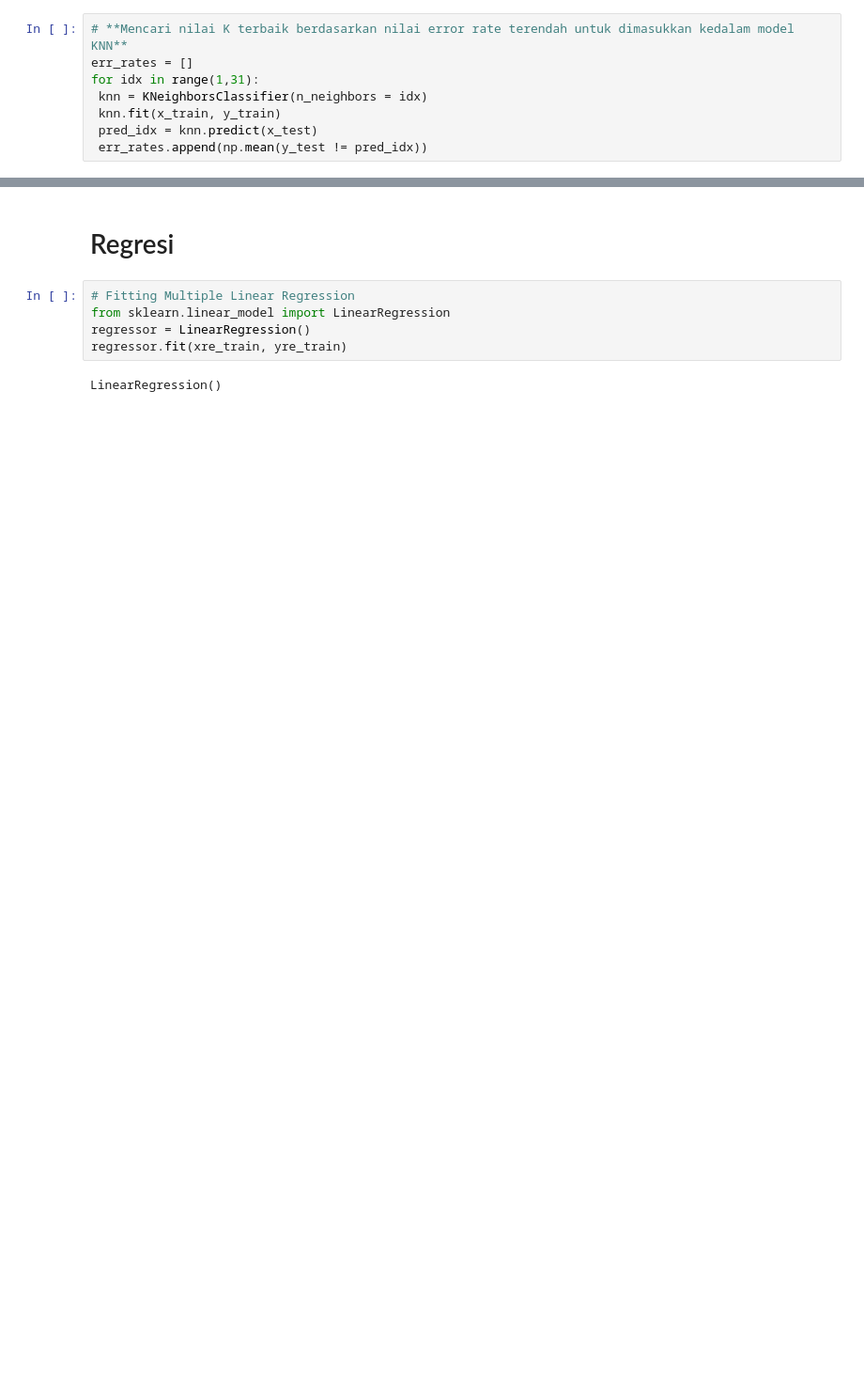
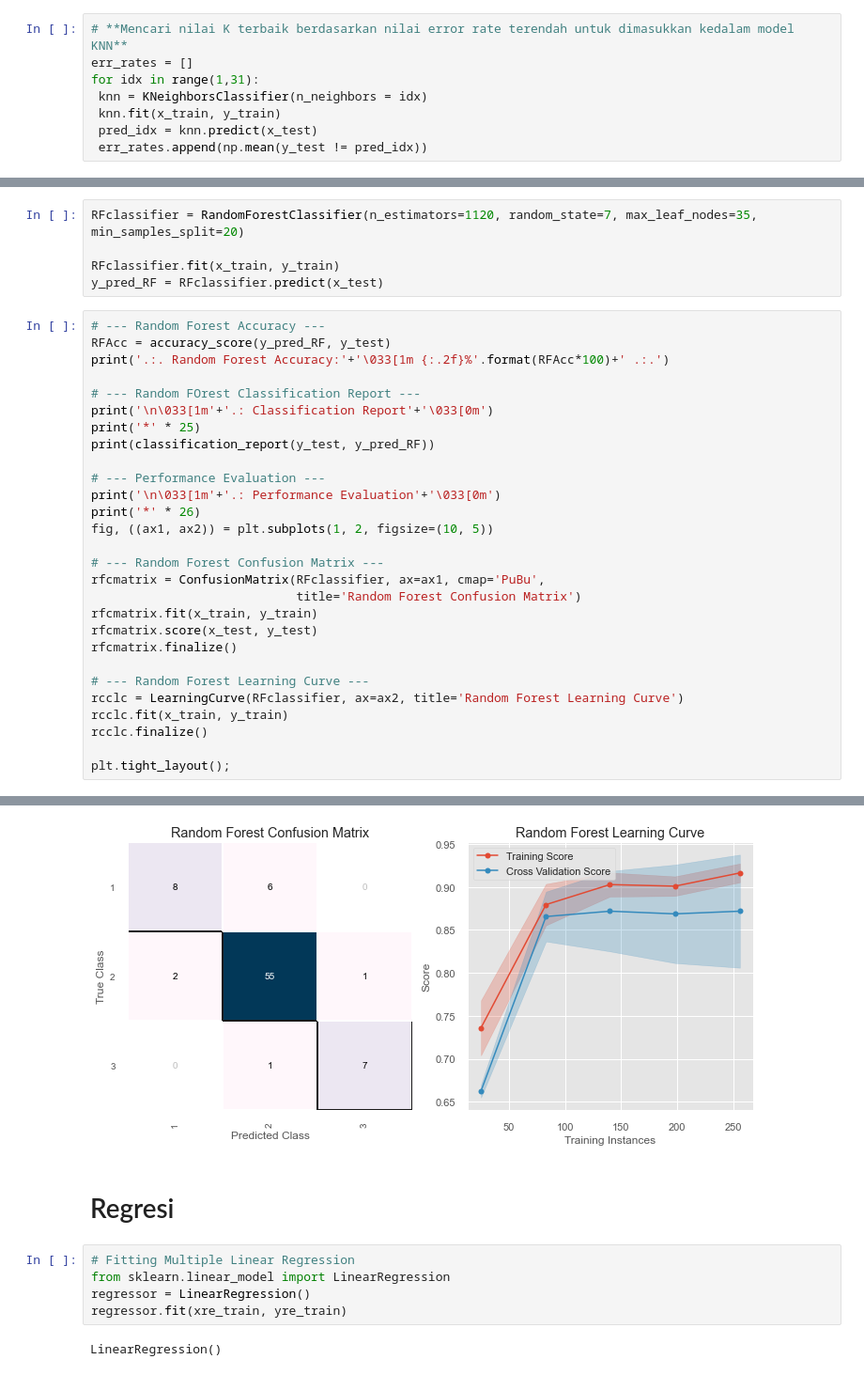
Before and after one commit to MFTDhilah/Insight1, a Jupyter notebook: TAOrbit.ipynb, the cells around one changed output, grey strips where cells are left out. Shown at 94% size. Saved outputs shown, nothing was run; the diff lists cells and outputs as text; blank space fills up the shorter version.

```diff
--- a/TAOrbit.ipynb
+++ b/TAOrbit.ipynb
@@ -429,0 +430,34 @@ Text(0.5, 1.0, 'Error Rate vs K-value')
+# %%
+RFclassifier = RandomForestClassifier(n_estimators=1120, random_state=7, max_leaf_nodes=35, min_samples_split=20)
+
+RFclassifier.fit(x_train, y_train)
+y_pred_RF = RFclassifier.predict(x_test)
+# %%
+# --- Random Forest Accuracy ---
+RFAcc = accuracy_score(y_pred_RF, y_test)
+print('.:. Random Forest Accuracy:'+'\033[1m {:.2f}%'.format(RFAcc*100)+' .:.')
+
+# --- Random FOrest Classification Report ---
+print('\n\033[1m'+'.: Classification Report'+'\033[0m')
+print('*' * 25)
+print(classification_report(y_test, y_pred_RF))
+
+# --- Performance Evaluation ---
+print('\n\033[1m'+'.: Performance Evaluation'+'\033[0m')
+print('*' * 26)
+fig, ((ax1, ax2)) = plt.subplots(1, 2, figsize=(10, 5))
+
+# --- Random Forest Confusion Matrix ---
+rfcmatrix = ConfusionMatrix(RFclassifier, ax=ax1, cmap='PuBu',
+                            title='Random Forest Confusion Matrix')
+rfcmatrix.fit(x_train, y_train)
+rfcmatrix.score(x_test, y_test)
+rfcmatrix.finalize()
+
+# --- Random Forest Learning Curve ---
+rcclc = LearningCurve(RFclassifier, ax=ax2, title='Random Forest Learning Curve')
+rcclc.fit(x_train, y_train)
+rcclc.finalize()
+
+plt.tight_layout();
+# %% [output]
@@ -430,3 +481,4 @@ Text(0.5, 1.0, 'Error Rate vs K-value')
+[figure, added]
 # %% [markdown]
 # Regresi
 # %%
```
Also changed, not shown: parts of 18 cells of this notebook, 16 other files.
